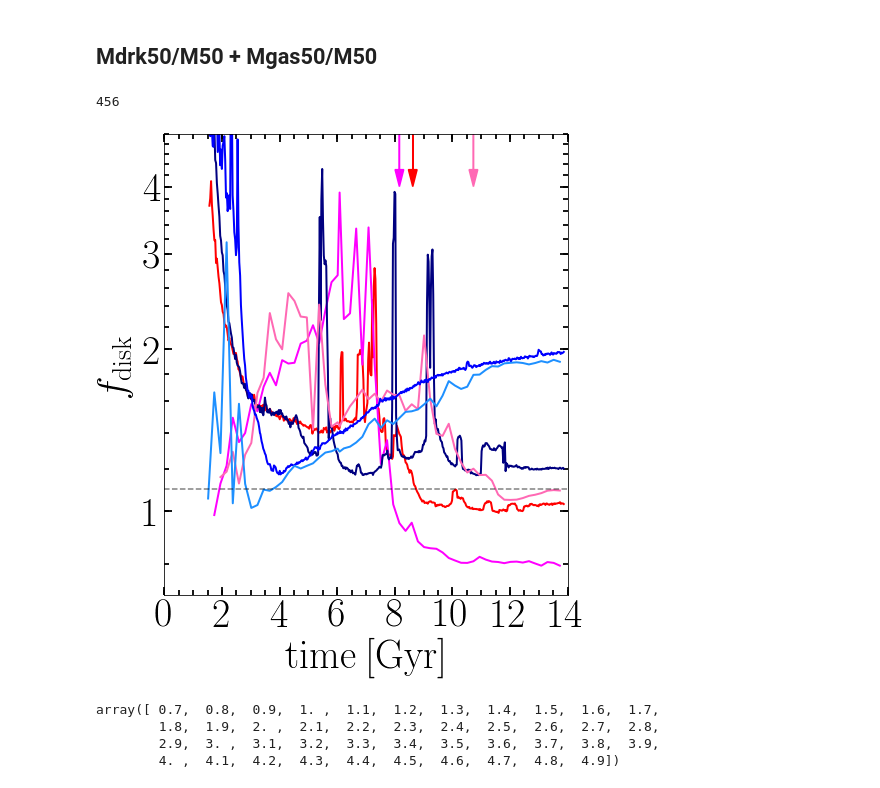
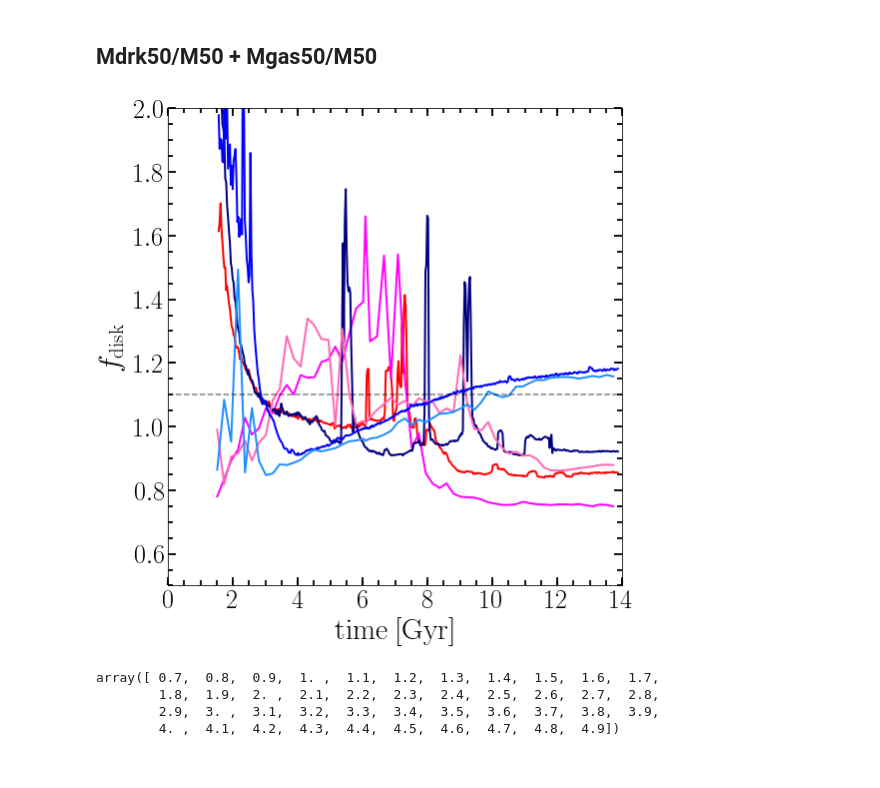
Before and after one commit to ornemarioni/Barras_GdGs, a Jupyter notebook: Barras_Gd/programs/inestabilidad_simulaciones.ipynb, the cells around one changed output. Cells and saved outputs as stored; diff of their text form; code cells hidden in the pictures.

Commit message:
nuevos plots A2max y fdisk!

```diff
--- a/Barras_Gd/programs/inestabilidad_simulaciones.ipynb
+++ b/Barras_Gd/programs/inestabilidad_simulaciones.ipynb
@@ -517,64 +305,60 @@ q3= smooth(Mtot_MWgd/np.sqrt(2.),window_len=11,window='hanning')
 q4= smooth(Mtot_MWgs/np.sqrt(2.),window_len=11,window='hanning')
 q5= smooth(Mtot_M33gd/np.sqrt(2.),window_len=11,window='hanning')
 q6= smooth(Mtot_M33gs/np.sqrt(2.),window_len=11,window='hanning')
-# %%
-len(qq)
-# %% [output]
-456
 # %%
 #-----grafico-----------
 # fig=plt.figure(1,figsize=(16,16))
 # fig.subplots_adjust(bottom=0.08, left =0.2, right = 0.92, top = 0.95, wspace=0., hspace= -0.3)
 from __future__ import unicode_literals
 matplotlib.rcParams['text.usetex'] = True
 matplotlib.rcParams['text.latex.unicode'] = True
 from matplotlib.ticker import MultipleLocator
 import matplotlib.ticker as ticker
 from matplotlib.ticker import StrMethodFormatter, NullFormatter
 
-fig, ax = plt.subplots(nrows=1, ncols=1, figsize=(8, 8), sharex=True, sharey=True)#, sharex=True,
+fig, ax = plt.subplots(nrows=1, ncols=1, figsize=(8, 8))#, sharex=True, sharey=True)#, sharex=True,
 #                        gridspec_kw = {'height_ratios':[2,1,2,1]})
-fig.subplots_adjust(bottom=0.15, left =0.2, right = 0.90, top = 0.95, wspace=0, hspace= 0)
+fig.subplots_adjust(bottom=0.12, left =0.16, right = 0.95, top = 0.95, wspace=0, hspace= 0)
 
 # ax.plot(time_M31gd, q1[:446],'-', lw=2, color = 'red',alpha=0.2)
-ax.plot(time_M31gd, Mtot_M31gd/np.sqrt(2.),'-', lw=2, color = 'red')
+ax.plot(time_M31gd, fdisk_M31gd,'-', lw=2, color = 'red')
 # ax.plot(time_M31gs, q2[:len(time_M31gs)],'-', lw=2, color = 'deeppink')
-ax.plot(time_M31gs, Mtot_M31gs/np.sqrt(2.),'-', lw=2, color = 'fuchsia')
+ax.plot(time_M31gs, fdisk_M31gs,'-', lw=2, color = 'fuchsia')
 # ax.plot(time_MWgd,  q3[:len(time_MWgd)] ,'-', lw=2, color = 'navy')
-ax.plot(time_MWgd,  Mtot_MWgd/np.sqrt(2.) ,'-', lw=2, color = 'navy')
-ax.plot(time_MWgs,  Mtot_MWgs/np.sqrt(2.) ,'-', lw=2, color = 'hotpink')
-ax.plot(time_M33gd, Mtot_M33gd/np.sqrt(2.),'-', lw=2, color = 'b')
-ax.plot(time_M33gs, Mtot_M33gs/np.sqrt(2.),'-', lw=2, color = 'dodgerblue')
+ax.plot(time_MWgd,  fdisk_MWgd ,'-', lw=2, color = 'navy')
+ax.plot(time_MWgs,  fdisk_MWgs ,'-', lw=2, color = 'hotpink')
+ax.plot(time_M33gd, fdisk_M33gd,'-', lw=2, color = 'b')
+ax.plot(time_M33gs, fdisk_M33gs,'-', lw=2, color = 'dodgerblue')
 
 ax.set_xlim(0,14)
-ax.set_ylim(0.7,5)
-ax.set_yscale('log')
+ax.set_ylim(0.5,2)
+# ax.set_yscale('log')
 ax.set_xticks([0,2,4,6,8,10,12,14])
-ax.set_yticks(np.arange(1,5,1))
-ax.yaxis.set_major_formatter(ticker.ScalarFormatter())
-ax.set_ylabel(r'$f_{\mathrm{disk}}$',fontsize=40)
-ax.set_xlabel(r'$\mathrm{time\:[Gyr]}$',fontsize=40)
+# ax.set_yticks(np.arange(1,5,1))
+# ax.yaxis.set_major_formatter(ticker.ScalarFormatter())
+ax.set_ylabel(r'$f_{\mathrm{disk}}$',fontsize=30)
+ax.set_xlabel(r'$\mathrm{time\:[Gyr]}$',fontsize=30)
 ax.minorticks_on()
-ax.tick_params( labelsize=40)
+ax.tick_params( labelsize=26)
 ax.tick_params('both', length=5, width=1.8,which='minor', direction='in', right='on',top='on')
 ax.tick_params('both', length=8, width=1.8,which='major', direction='in', right='on',top='on')
 ax.xaxis.set_minor_locator(MultipleLocator(1/2.))
-ax.yaxis.set_minor_locator(MultipleLocator(1/5.))
-ax.yaxis.set_minor_formatter(NullFormatter())
+# ax.yaxis.set_minor_locator(MultipleLocator(1/5.))
+# ax.yaxis.set_minor_formatter(NullFormatter())
 ax.axhline(y=1.1,ls='--',lw=1.5, color='k',alpha=0.5)
-ax.arrow(x=time0_M31gd,y=5.,dx=0,dy=-1,color='red', lw=1.5,
-         head_length=0.3,head_width=0.3,length_includes_head=True)
-ax.arrow(x=time0_M31gs,y=5.,dx=0,dy=-1,color='fuchsia', lw=1.5,
-         head_length=0.3,head_width=0.3,length_includes_head=True)
-ax.arrow(x=time0_MWgs,y=5.,dx=0,dy=-1,color='hotpink', lw=1.5,
-         head_length=0.3,head_width=0.3,length_includes_head=True)
+# ax.arrow(x=time0_M31gd,y=5.,dx=0,dy=-1,color='red', lw=1.5,
+#          head_length=0.3,head_width=0.3,length_includes_head=True)
+# ax.arrow(x=time0_M31gs,y=5.,dx=0,dy=-1,color='fuchsia', lw=1.5,
+#          head_length=0.3,head_width=0.3,length_includes_head=True)
+# ax.arrow(x=time0_MWgs,y=5.,dx=0,dy=-1,color='hotpink', lw=1.5,
+#          head_length=0.3,head_width=0.3,length_includes_head=True)
 
 # plt.legend(framealpha=0.5)
 # fig.savefig('/home/ornela/overleaf/13216980csjxswjndpmj/Barras.pdf', dpi = 100, xxbox_inches='tight')
 fig.savefig('/home/omarioni/Barras_GdGs/Barras_Gd/_imagenes/fdisk_time.pdf', dpi = 100, xxbox_inches='tight')
 plt.show()
 # %% [output]
-[figure, old version]
+[figure, new version]
 # %%
 import numpy
 
```
Also changed, not shown: parts of 5 cells of this notebook, 3 other files.
